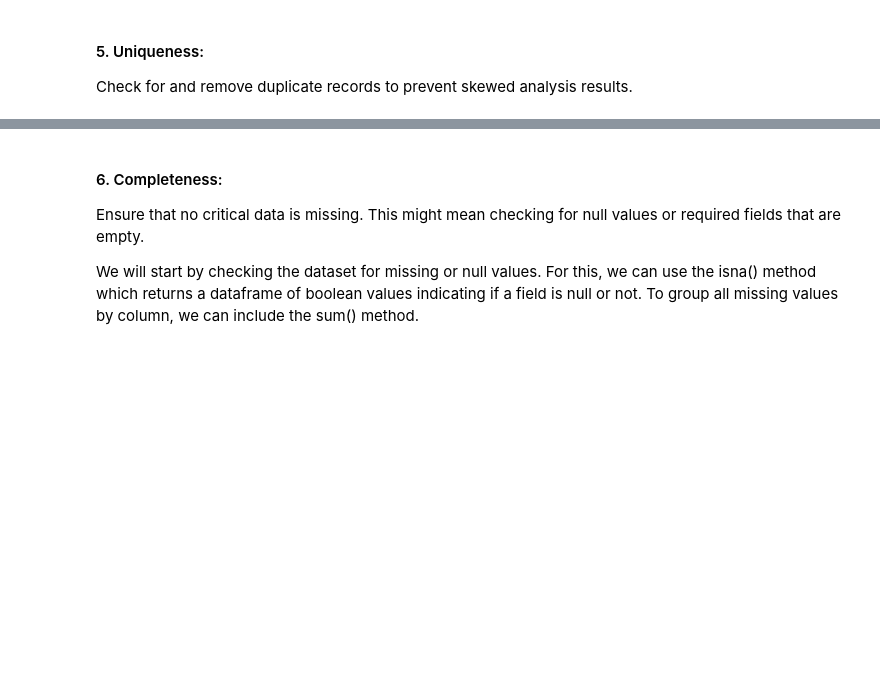
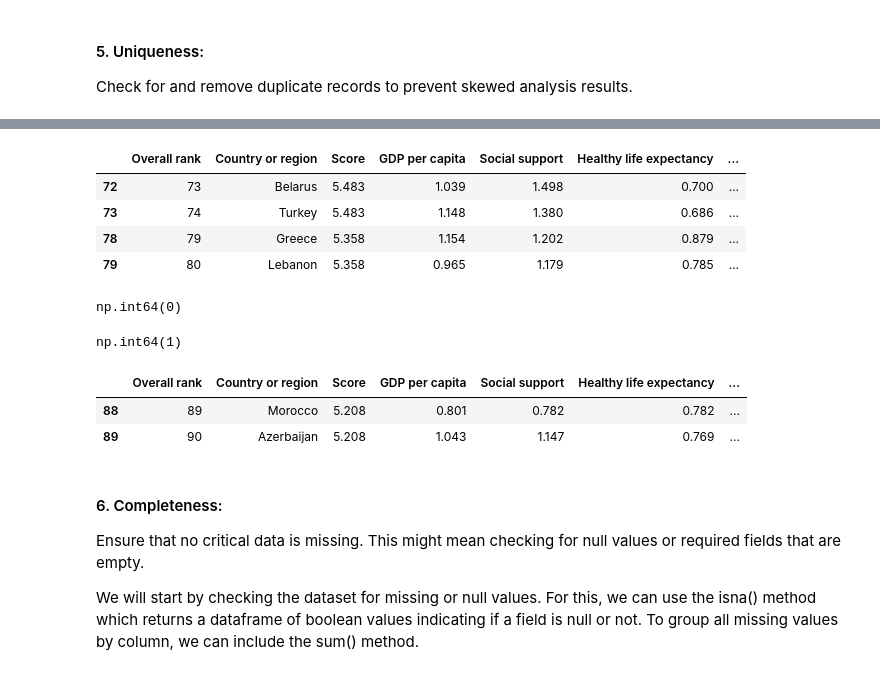
Before and after one commit to Tuwaiq-DS-ML-bootcamp-V-9/Usecase-2, a Jupyter notebook: EDA explain template_sarah_belal.ipynb, the cells around one changed output, grey strips where cells are left out. Drawn from its saved outputs; the diff is of its cells as text; code cells hidden in the pictures; blank space fills up the shorter version.

```diff
--- a/EDA explain template_sarah_belal.ipynb
+++ b/EDA explain template_sarah_belal.ipynb
@@ -288,3 +423,25 @@ Check for and remove duplicate records to prevent skewed analysis results.
+# %%
+World_Happiness_2018[World_Happiness_2018.duplicated(['Score'], keep=False)]
+# %% [output]
+|  | Overall rank | Country or region | Score | GDP per capita | Social support | Healthy life expectancy | ... |
+| 72 | 73 | Belarus | 5.483 | 1.039 | 1.498 | 0.700 | ... |
+| 73 | 74 | Turkey | 5.483 | 1.148 | 1.380 | 0.686 | ... |
+| 78 | 79 | Greece | 5.358 | 1.154 | 1.202 | 0.879 | ... |
+| 79 | 80 | Lebanon | 5.358 | 0.965 | 1.179 | 0.785 | ... |
+# %%
+World_Happiness_2019.duplicated().sum()
+# %% [output]
+np.int64(0)
+# %%
+World_Happiness_2019.duplicated(['Score']).sum()
+# %% [output]
+np.int64(1)
+# %%
+World_Happiness_2019[World_Happiness_2019.duplicated(['Score'], keep=False)]
+# %% [output]
+|  | Overall rank | Country or region | Score | GDP per capita | Social support | Healthy life expectancy | ... |
+| 88 | 89 | Morocco | 5.208 | 0.801 | 0.782 | 0.782 | ... |
+| 89 | 90 | Azerbaijan | 5.208 | 1.043 | 1.147 | 0.769 | ... |
 # %%
 # go to delete duplicates columns
 # %% [markdown]
```
Also changed, not shown: parts of 20 cells of this notebook.
